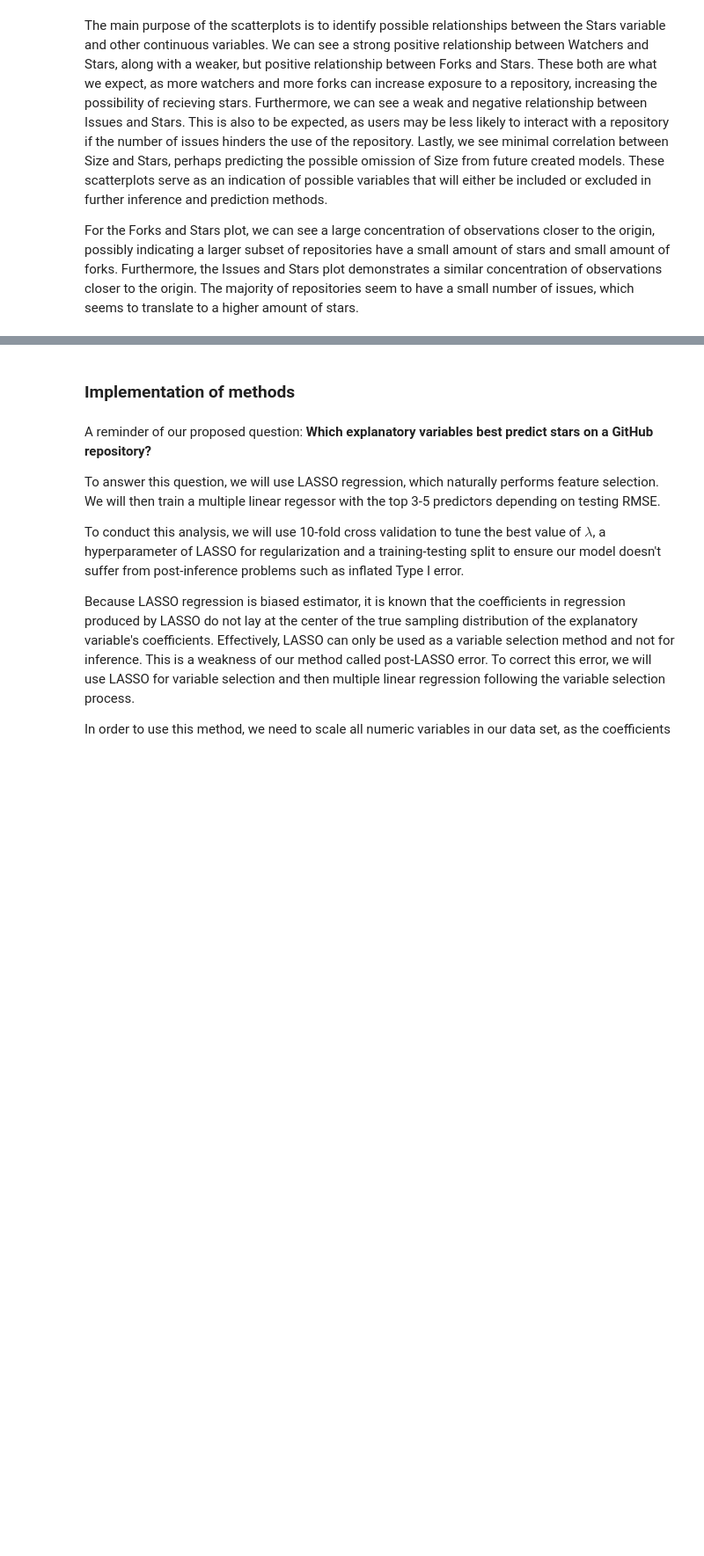
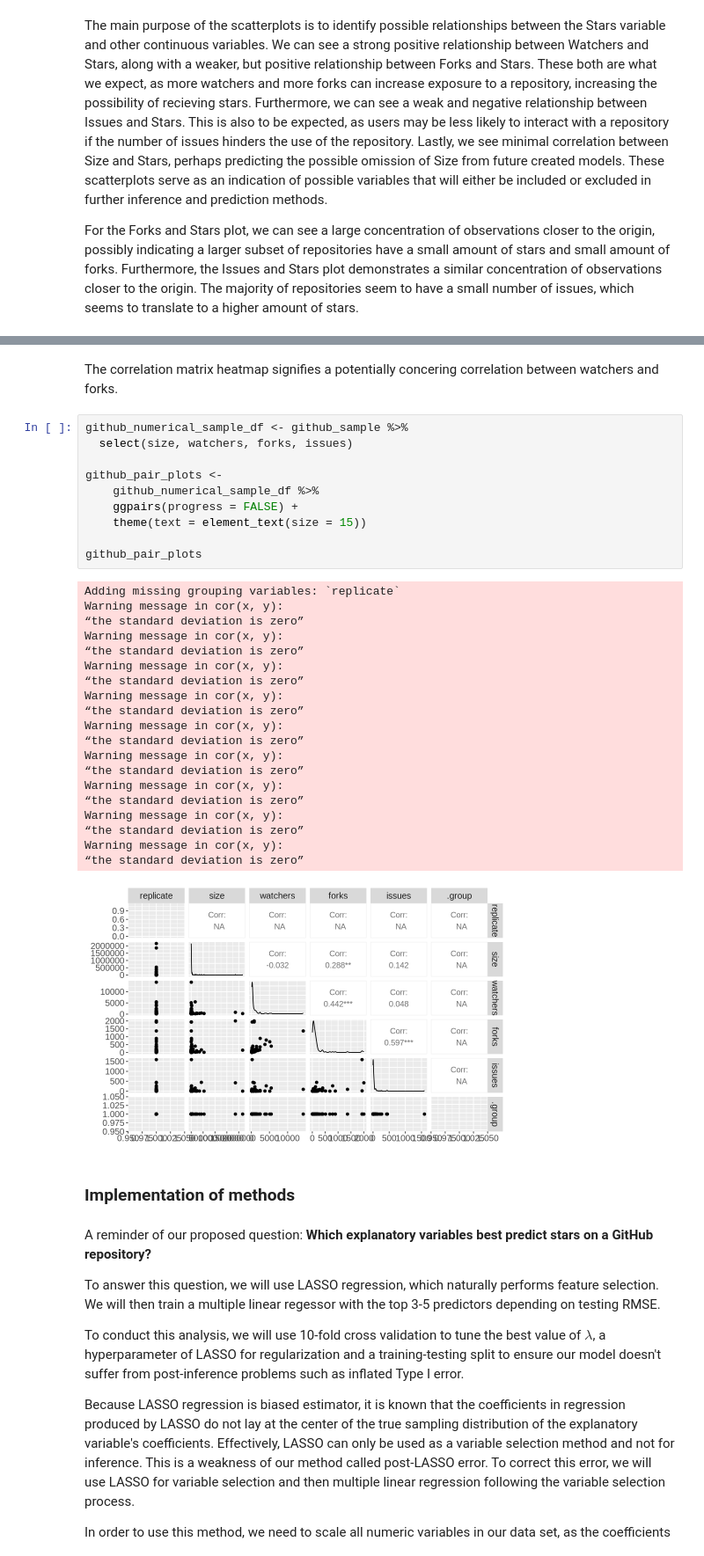
Before and after one commit to chloezandberg/stat301-final-project-group, a Jupyter notebook: final-project.ipynb, the cells around one changed output, grey strips where cells are left out. Shown at 88% size. Saved outputs shown, nothing was run; the diff lists cells and outputs as text; blank space fills up the shorter version.

```diff
--- a/final-project.ipynb
+++ b/final-project.ipynb
@@ -245,3 +302,36 @@ For the Forks and Stars plot, we can see a large concentration of observations c
+# %% [markdown]
+The correlation matrix heatmap signifies a potentially concering correlation between watchers and forks.
+# %%
+github_numerical_sample_df <- github_sample %>%
+  select(size, watchers, forks, issues)
+
+github_pair_plots <-
+    github_numerical_sample_df %>%
+    ggpairs(progress = FALSE) +
+    theme(text = element_text(size = 15))
+
+github_pair_plots
+# %% [output]
+Adding missing grouping variables: `replicate`
+Warning message in cor(x, y):
+“the standard deviation is zero”
+Warning message in cor(x, y):
+“the standard deviation is zero”
+Warning message in cor(x, y):
+“the standard deviation is zero”
+Warning message in cor(x, y):
+“the standard deviation is zero”
+Warning message in cor(x, y):
+“the standard deviation is zero”
+Warning message in cor(x, y):
+“the standard deviation is zero”
+Warning message in cor(x, y):
+“the standard deviation is zero”
+Warning message in cor(x, y):
+“the standard deviation is zero”
+Warning message in cor(x, y):
+“the standard deviation is zero”
+[figure, added]
 # %% [markdown]
 ### Implementation of methods
 # %% [markdown]
```
Also changed, not shown: parts of 7 cells of this notebook.
